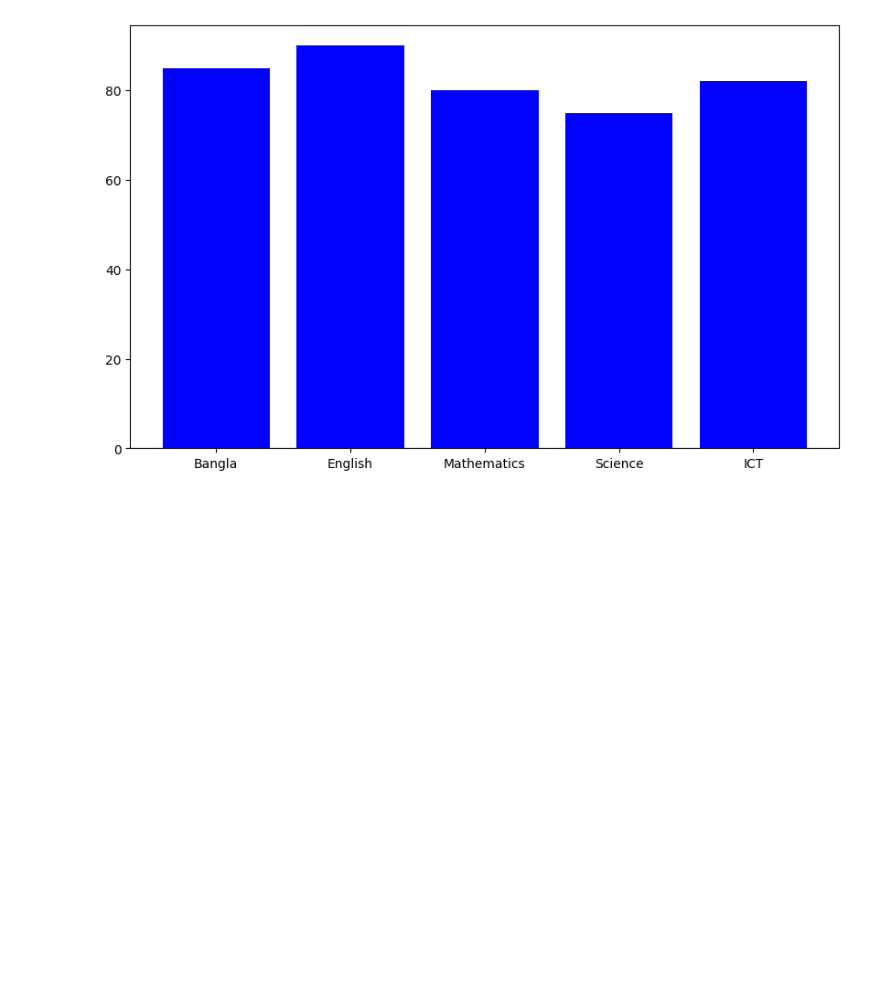
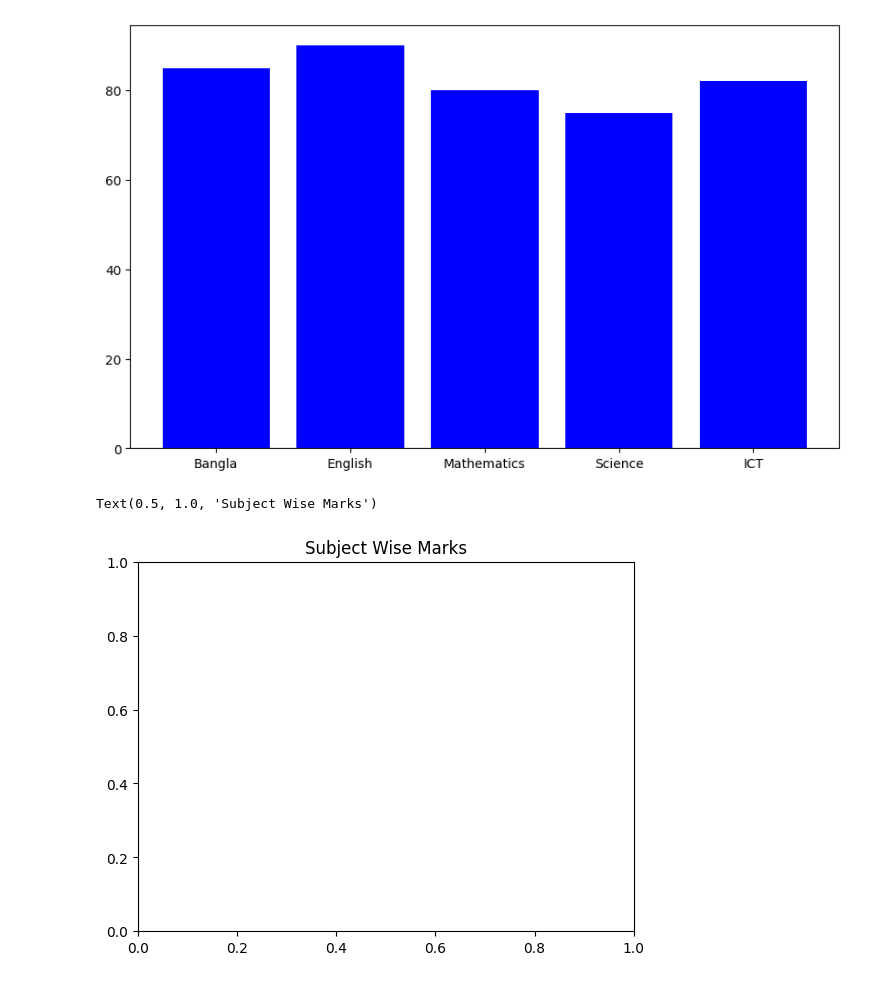
Before and after one commit to Rahmatul-Rovi/Machine-Learning-Practice, a Jupyter notebook: Chart_&_Graph.ipynb, the cells around one changed output. Cells and saved outputs as stored; diff of their text form; code cells hidden in the pictures; blank space fills up the shorter version.

```diff
--- a/Chart_&_Graph.ipynb
+++ b/Chart_&_Graph.ipynb
@@ -12,3 +12,8 @@ plt.bar(subjects, marks, color="blue")
 # %% [output]
 <BarContainer object of 5 artists>
 [figure]
+# %%
+plt.title("Subject Wise Marks")
+# %% [output]
+Text(0.5, 1.0, 'Subject Wise Marks')
+[figure, added]
```
Also changed, not shown: parts of 3 cells of this notebook.
